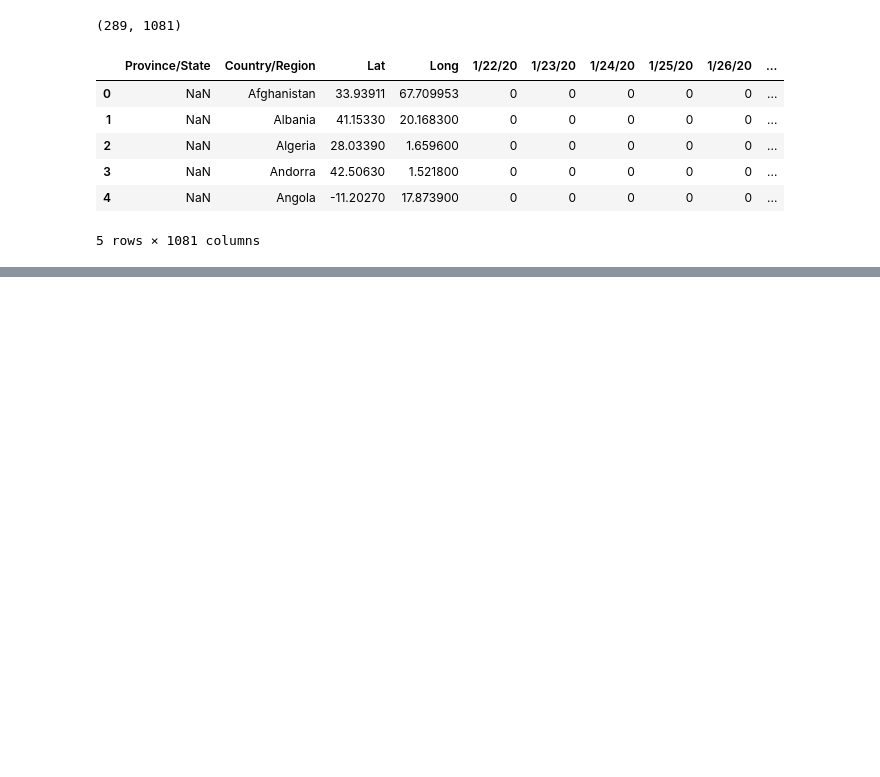
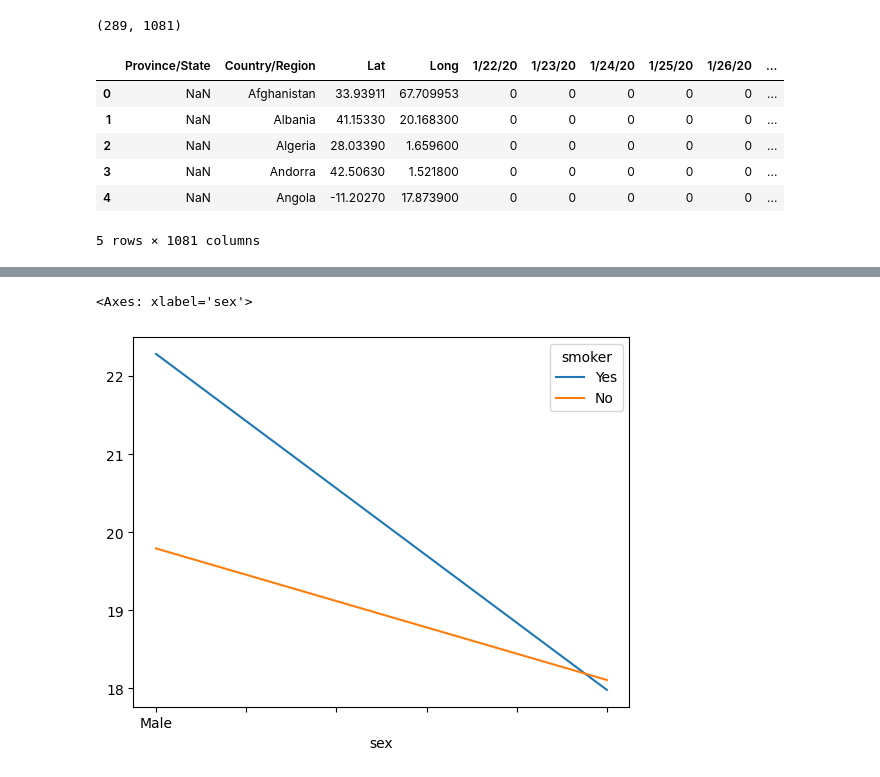
Before and after one commit to krushna98p/Pandas, a Jupyter notebook: multiindex series & dataframe.ipynb, the cells around one changed output, grey strips where cells are left out. Drawn from its saved outputs; the diff is of its cells as text; code cells hidden in the pictures; blank space fills up the shorter version.

```diff
--- a/multiindex series & dataframe.ipynb
+++ b/multiindex series & dataframe.ipynb
@@ -478,0 +484,3 @@ confirm=confirm.melt(id_vars=['Province/State','Country/Region','Lat','Long'],va
+# %%
+df= sns.load_dataset('tips')
+df
@@ -478,0 +551,6 @@ confirm=confirm.melt(id_vars=['Province/State','Country/Region','Lat','Long'],va
+# %%
+
+df.pivot_table(index='sex',columns='smoker',values='total_bill').plot()
+# %% [output]
+<Axes: xlabel='sex'>
+[figure, added]
```
Also changed, not shown: parts of 9 cells of this notebook, 1 other file.
